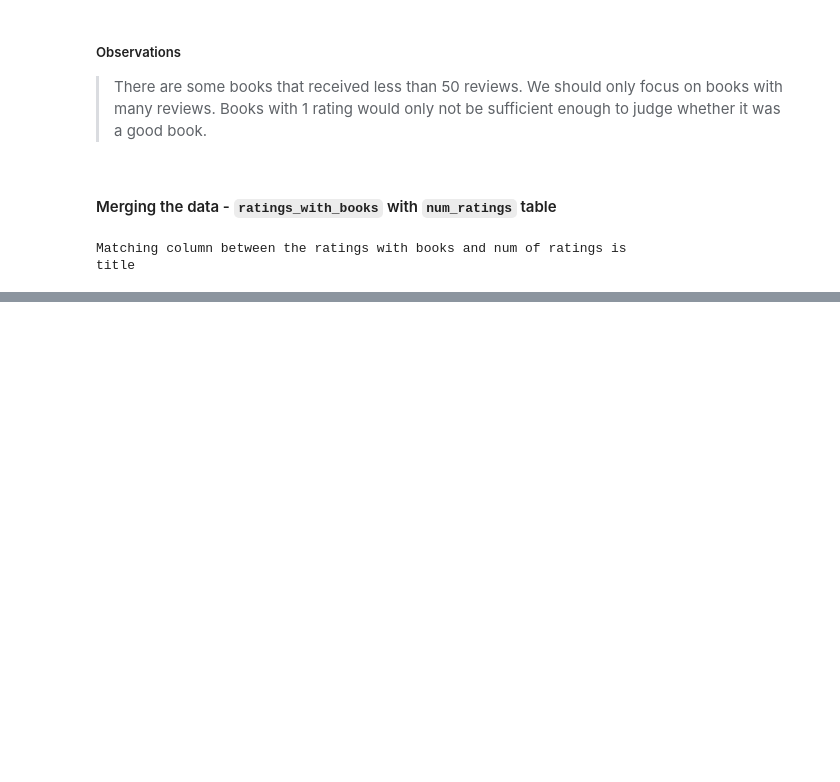
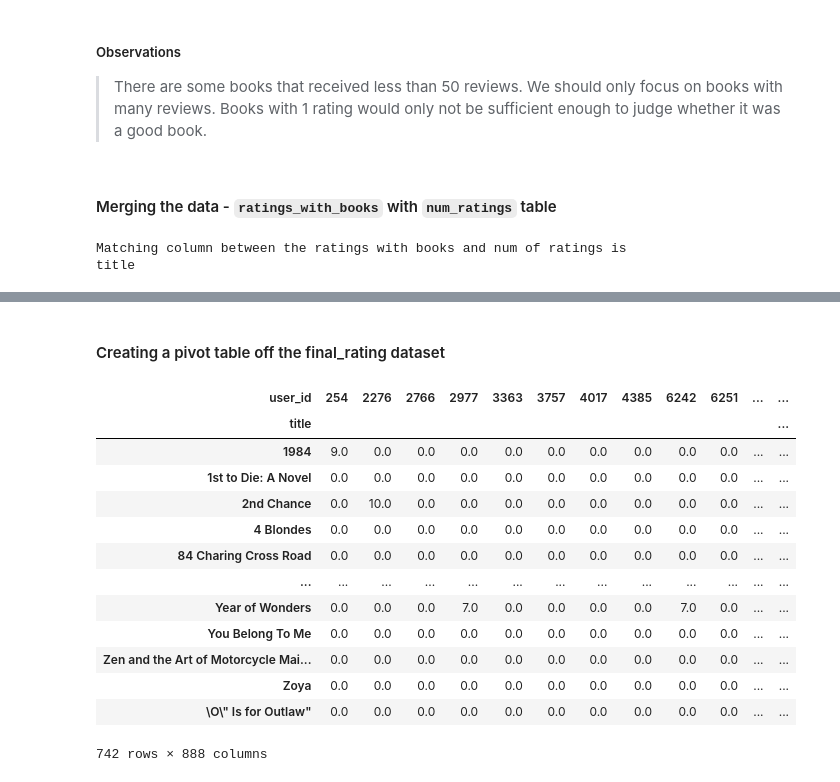
Before and after one commit to ggeorgekkariuki/picasso-book-bar, a Jupyter notebook: index.ipynb, the cells around one changed output, grey strips where cells are left out. Saved outputs shown, nothing was run; the diff lists cells and outputs as text; code cells hidden in the pictures; blank space fills up the shorter version.

Commit message:
Create Pivot Table

```diff
--- a/index.ipynb
+++ b/index.ipynb
@@ -505,3 +505,29 @@ Missing values in the Final Rating dataset:
 
 The Categorical Features are:
 ['ISBN', 'title', 'author', 'year', 'publisher', 'Image-URL-S', 'Image-URL-M', 'img_url']
+# %% [markdown]
+#### Creating a pivot table off the final_rating dataset
+# %%
+# Pivot Table
+book_pivot = final_rating.pivot_table(index='title', columns='user_id', values='rating')
+
+# Cleaning the NaN values
+book_pivot.fillna(value=0, inplace=True)
+
+# Visualise
+book_pivot
+# %% [output]
+| user_id | 254 | 2276 | 2766 | 2977 | 3363 | 3757 | 4017 | 4385 | 6242 | 6251 | ... | ... |
+| title |  |  |  |  |  |  |  |  |  |  |  | ... |
+| 1984 | 9.0 | 0.0 | 0.0 | 0.0 | 0.0 | 0.0 | 0.0 | 0.0 | 0.0 | 0.0 | ... | ... |
+| 1st to Die: A Novel | 0.0 | 0.0 | 0.0 | 0.0 | 0.0 | 0.0 | 0.0 | 0.0 | 0.0 | 0.0 | ... | ... |
+| 2nd Chance | 0.0 | 10.0 | 0.0 | 0.0 | 0.0 | 0.0 | 0.0 | 0.0 | 0.0 | 0.0 | ... | ... |
+| 4 Blondes | 0.0 | 0.0 | 0.0 | 0.0 | 0.0 | 0.0 | 0.0 | 0.0 | 0.0 | 0.0 | ... | ... |
+| 84 Charing Cross Road | 0.0 | 0.0 | 0.0 | 0.0 | 0.0 | 0.0 | 0.0 | 0.0 | 0.0 | 0.0 | ... | ... |
+| ... | ... | ... | ... | ... | ... | ... | ... | ... | ... | ... | ... | ... |
+| Year of Wonders | 0.0 | 0.0 | 0.0 | 7.0 | 0.0 | 0.0 | 0.0 | 0.0 | 7.0 | 0.0 | ... | ... |
+| You Belong To Me | 0.0 | 0.0 | 0.0 | 0.0 | 0.0 | 0.0 | 0.0 | 0.0 | 0.0 | 0.0 | ... | ... |
+| Zen and the Art of Motorcycle Mai... | 0.0 | 0.0 | 0.0 | 0.0 | 0.0 | 0.0 | 0.0 | 0.0 | 0.0 | 0.0 | ... | ... |
+| Zoya | 0.0 | 0.0 | 0.0 | 0.0 | 0.0 | 0.0 | 0.0 | 0.0 | 0.0 | 0.0 | ... | ... |
+| \O\" Is for Outlaw" | 0.0 | 0.0 | 0.0 | 0.0 | 0.0 | 0.0 | 0.0 | 0.0 | 0.0 | 0.0 | ... | ... |
+742 rows × 888 columns
```
Also changed, not shown: parts of 5 cells of this notebook.
